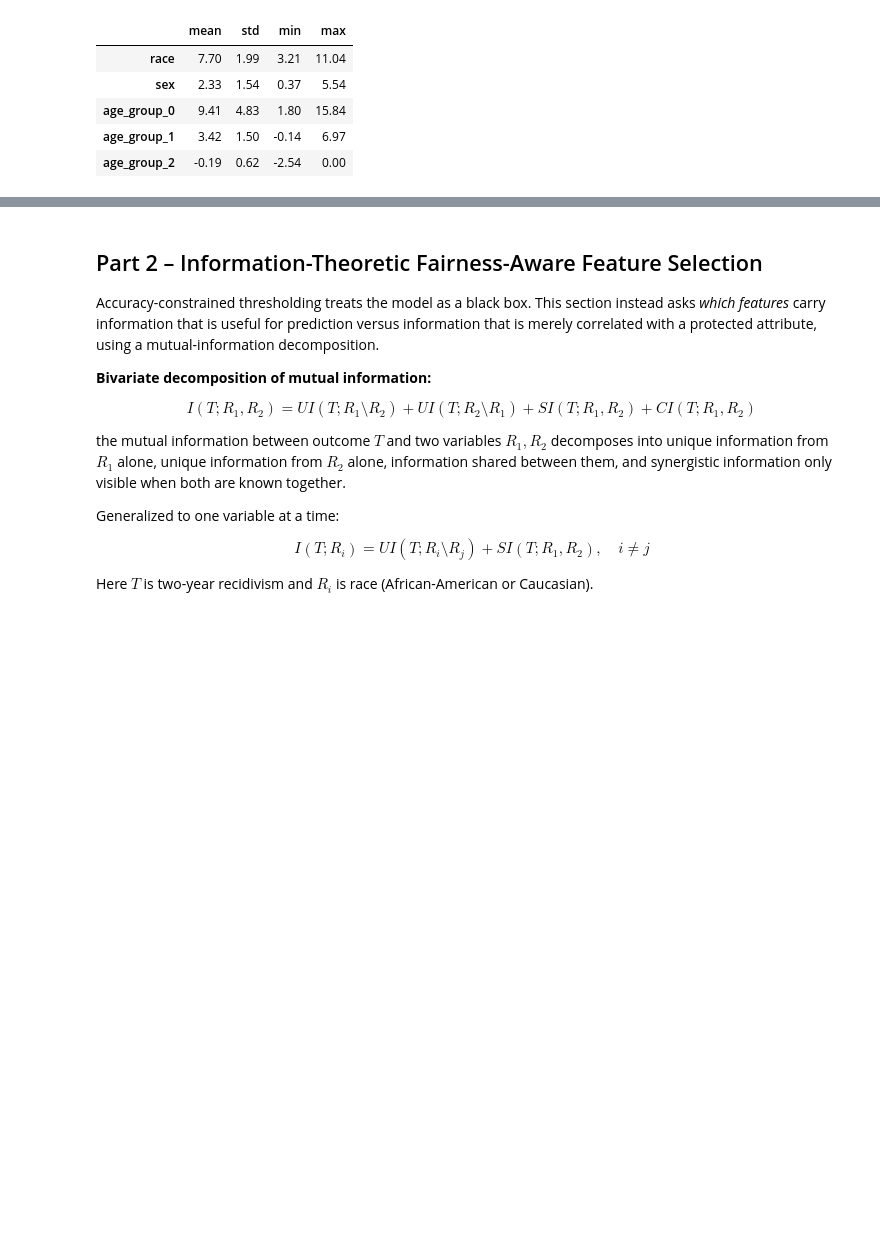
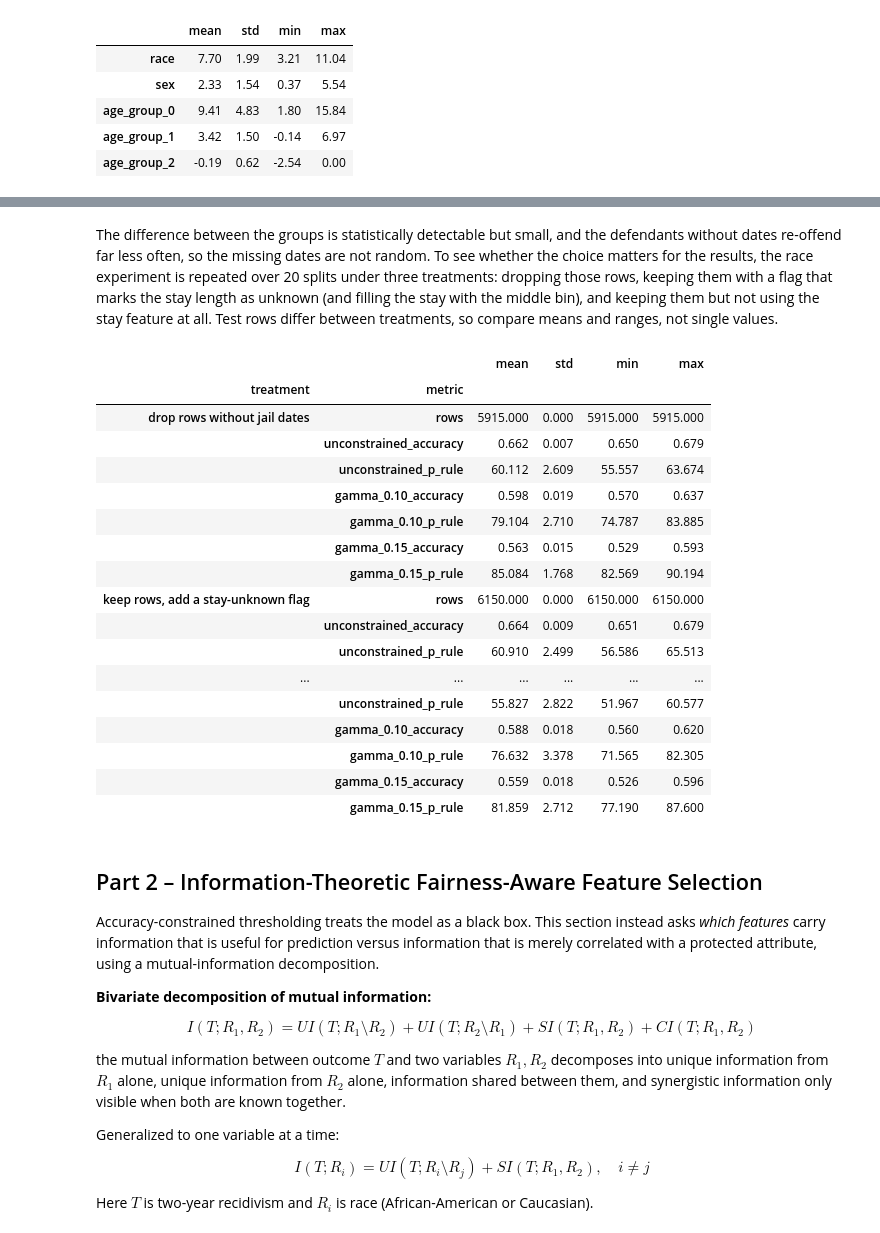
Before and after one commit to BessiePengjinWang/compas-fairness-diagnostics, a Jupyter notebook: notebooks/fairness_diagnostics.ipynb, the cells around one changed output, grey strips where cells are left out. Drawn from its saved outputs; the diff is of its cells as text; code cells hidden in the pictures; blank space fills up the shorter version.

```diff
--- a/notebooks/fairness_diagnostics.ipynb
+++ b/notebooks/fairness_diagnostics.ipynb
@@ -266,3 +288,28 @@ summarize_over_seeds(part1_cost_table(data)).round(2)
+# %% [markdown]
+The difference between the groups is statistically detectable but small, and the defendants without dates re-offend far less often, so the missing dates are not random. To see whether the choice matters for the results, the race experiment is repeated over 20 splits under three treatments: dropping those rows, keeping them with a flag that marks the stay length as unknown (and filling the stay with the middle bin), and keeping them but not using the stay feature at all. Test rows differ between treatments, so compare means and ranges, not single values.
+# %%
+from compas_fairness.seed_study import missing_dates_sensitivity
+
+missing_dates_sensitivity(data).round(3)
+# %% [output]
+|  |  | mean | std | min | max |
+| treatment | metric |  |  |  |  |
+| drop rows without jail dates | rows | 5915.000 | 0.000 | 5915.000 | 5915.000 |
+|  | unconstrained_accuracy | 0.662 | 0.007 | 0.650 | 0.679 |
+|  | unconstrained_p_rule | 60.112 | 2.609 | 55.557 | 63.674 |
+|  | gamma_0.10_accuracy | 0.598 | 0.019 | 0.570 | 0.637 |
+|  | gamma_0.10_p_rule | 79.104 | 2.710 | 74.787 | 83.885 |
+|  | gamma_0.15_accuracy | 0.563 | 0.015 | 0.529 | 0.593 |
+|  | gamma_0.15_p_rule | 85.084 | 1.768 | 82.569 | 90.194 |
+| keep rows, add a stay-unknown flag | rows | 6150.000 | 0.000 | 6150.000 | 6150.000 |
+|  | unconstrained_accuracy | 0.664 | 0.009 | 0.651 | 0.679 |
+|  | unconstrained_p_rule | 60.910 | 2.499 | 56.586 | 65.513 |
+| ... | ... | ... | ... | ... | ... |
+|  | unconstrained_p_rule | 55.827 | 2.822 | 51.967 | 60.577 |
+|  | gamma_0.10_accuracy | 0.588 | 0.018 | 0.560 | 0.620 |
+|  | gamma_0.10_p_rule | 76.632 | 3.378 | 71.565 | 82.305 |
+|  | gamma_0.15_accuracy | 0.559 | 0.018 | 0.526 | 0.596 |
+|  | gamma_0.15_p_rule | 81.859 | 2.712 | 77.190 | 87.600 |
 # %% [markdown]
 ## Part 2 – Information-Theoretic Fairness-Aware Feature Selection
 
```
Also changed, not shown: parts of 2 cells of this notebook, 4 other files.
